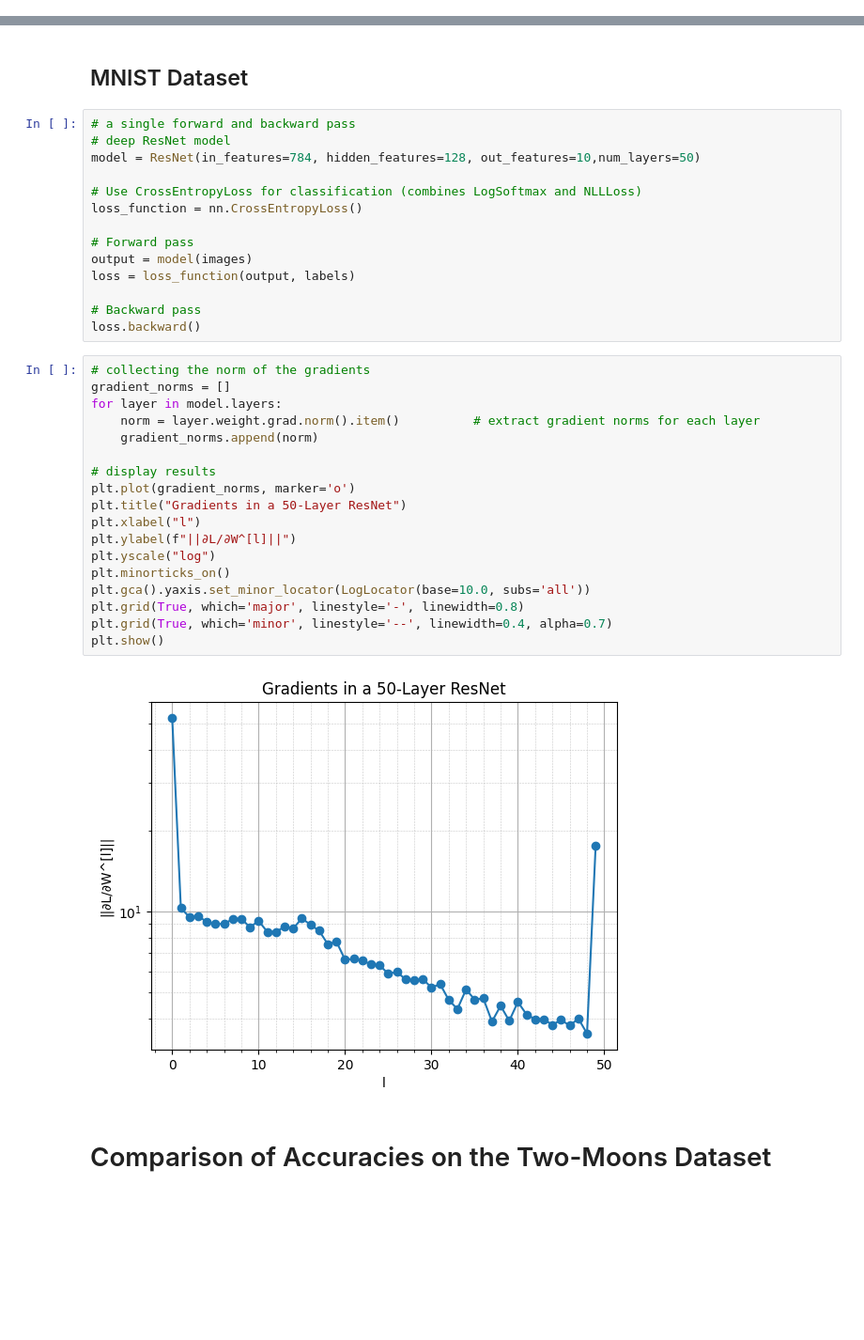
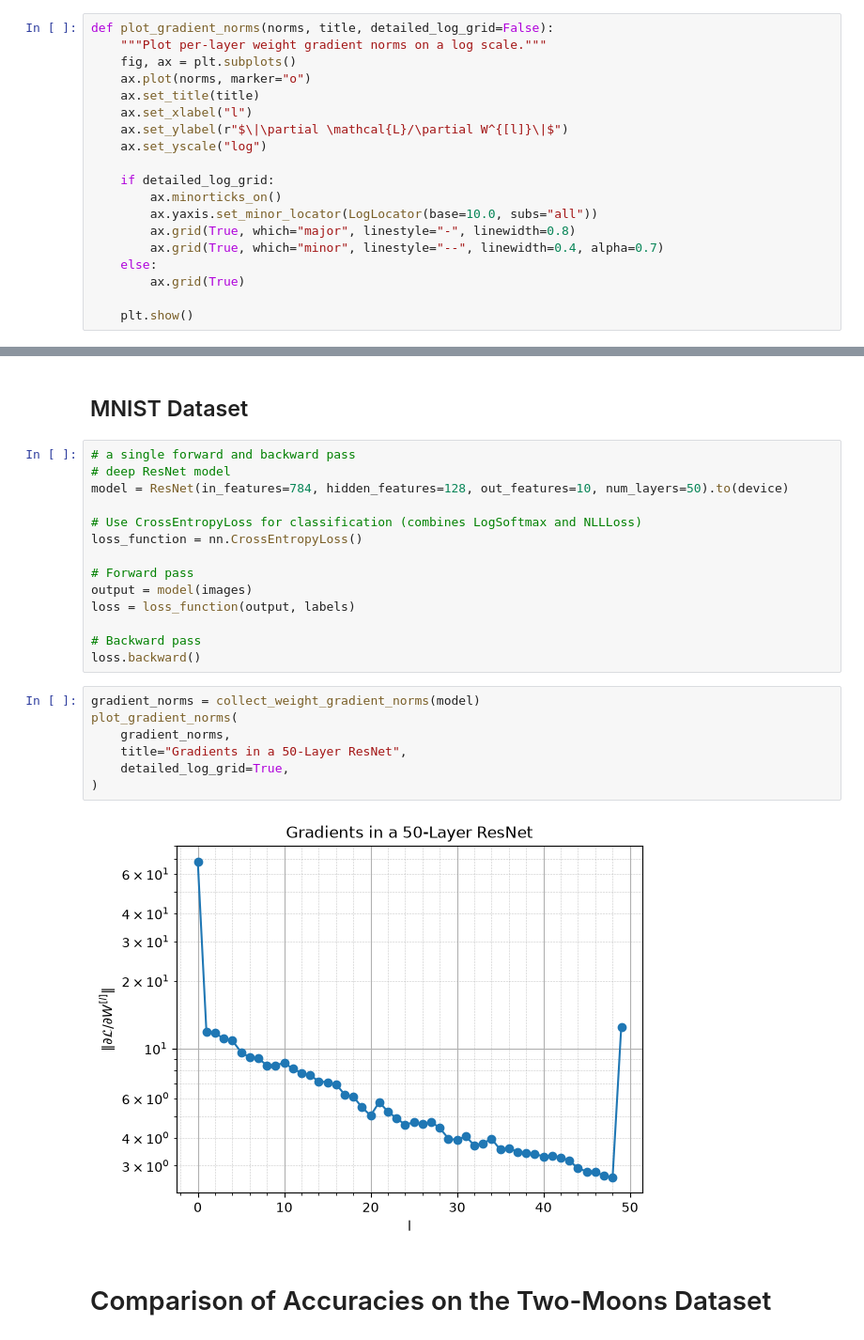
Before and after one commit to Shivam-3921/Connecting_ResNet_with_Neural_ODEs, a Jupyter notebook: code.ipynb, the cells around one changed output, grey strips where cells are left out. Shown at 94% size. Cells and saved outputs as stored; diff of their text form; blank space fills up the shorter version.

```diff
--- a/code.ipynb
+++ b/code.ipynb
@@ -210 +213,20 @@ loss.backward()
+# %%
+def plot_gradient_norms(norms, title, detailed_log_grid=False):
+    """Plot per-layer weight gradient norms on a log scale."""
+    fig, ax = plt.subplots()
+    ax.plot(norms, marker="o")
+    ax.set_title(title)
+    ax.set_xlabel("l")
+    ax.set_ylabel(r"$\|\partial \mathcal{L}/\partial W^{[l]}\|$")
+    ax.set_yscale("log")
+
+    if detailed_log_grid:
+        ax.minorticks_on()
+        ax.yaxis.set_minor_locator(LogLocator(base=10.0, subs="all"))
+        ax.grid(True, which="major", linestyle="-", linewidth=0.8)
+        ax.grid(True, which="minor", linestyle="--", linewidth=0.4, alpha=0.7)
+    else:
+        ax.grid(True)
+
+    plt.show()
 # %%
@@ -403,7 +391,7 @@ The ResNet model mitigates the vanishing-gradient problem in deep networks, as i
 # %%
 # a single forward and backward pass
 # deep ResNet model
-model = ResNet(in_features=784, hidden_features=128, out_features=10,num_layers=50)
+model = ResNet(in_features=784, hidden_features=128, out_features=10, num_layers=50).to(device)
 
 # Use CrossEntropyLoss for classification (combines LogSoftmax and NLLLoss)
 loss_function = nn.CrossEntropyLoss()
@@ -415,25 +403,14 @@ loss = loss_function(output, labels)
 # Backward pass
 loss.backward()
 # %%
-# collecting the norm of the gradients
-gradient_norms = []
-for layer in model.layers:
-    norm = layer.weight.grad.norm().item()          # extract gradient norms for each layer
-    gradient_norms.append(norm)
-
-# display results
-plt.plot(gradient_norms, marker='o')
-plt.title("Gradients in a 50-Layer ResNet")
-plt.xlabel("l")
-plt.ylabel(f"||∂L/∂W^[l]||")
-plt.yscale("log")
-plt.minorticks_on()
-plt.gca().yaxis.set_minor_locator(LogLocator(base=10.0, subs='all'))
-plt.grid(True, which='major', linestyle='-', linewidth=0.8)
-plt.grid(True, which='minor', linestyle='--', linewidth=0.4, alpha=0.7)
-plt.show()
+gradient_norms = collect_weight_gradient_norms(model)
+plot_gradient_norms(
+    gradient_norms,
+    title="Gradients in a 50-Layer ResNet",
+    detailed_log_grid=True,
+)
 # %% [output]
-[figure, old version]
+[figure, new version]
 # %% [markdown]
 # Comparison of Accuracies on the Two-Moons Dataset
 # %% [markdown]
```
Also changed, not shown: parts of 24 cells of this notebook, 1 other file.
